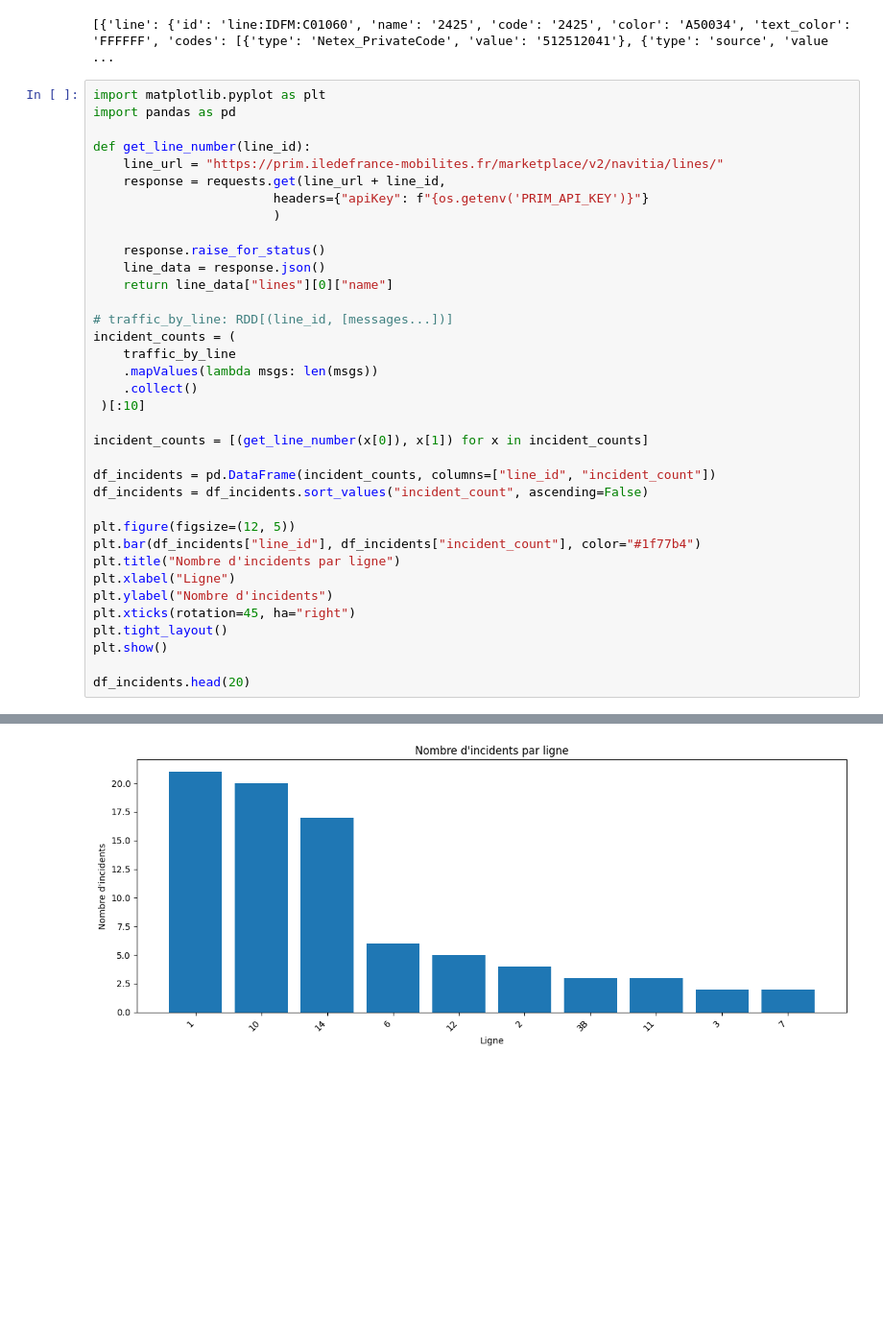
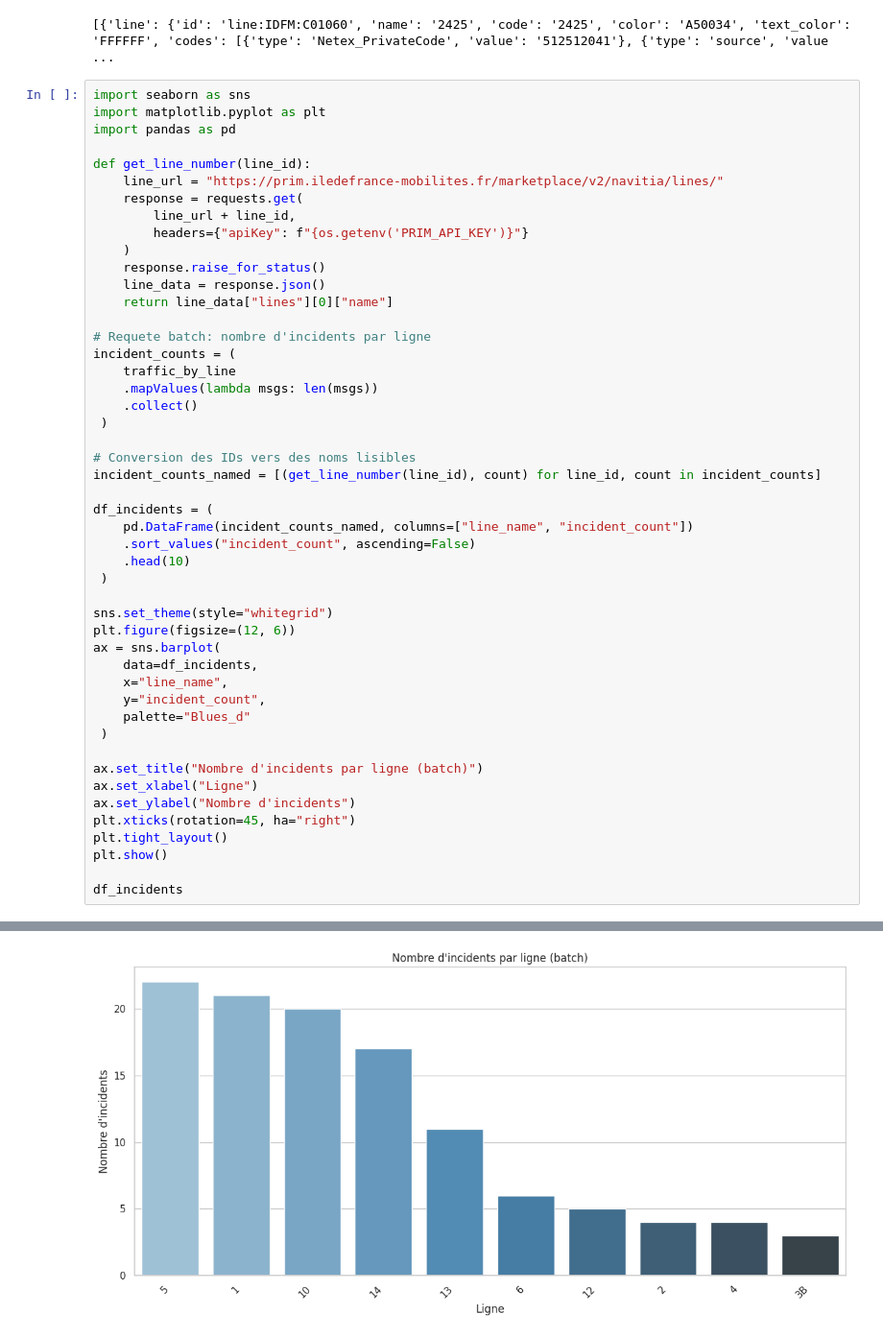
Before and after one commit to Aziiiiim/GraphX_project, a Jupyter notebook: queries_rdd.ipynb, the cells around one changed output, grey strips where cells are left out. Shown at 96% size. Drawn from its saved outputs; the diff is of its cells as text; blank space fills up the shorter version.

Commit message:
add seaborn

```diff
--- a/queries_rdd.ipynb
+++ b/queries_rdd.ipynb
@@ -242,39 +242,51 @@ print(l)
 # %% [output]
 [{'line': {'id': 'line:IDFM:C01060', 'name': '2425', 'code': '2425', 'color': 'A50034', 'text_color': 'FFFFFF', 'codes': [{'type': 'Netex_PrivateCode', 'value': '512512041'}, {'type': 'source', 'value ...
 # %%
+import seaborn as sns
 import matplotlib.pyplot as plt
 import pandas as pd
 
 def get_line_number(line_id):
     line_url = "https://prim.iledefrance-mobilites.fr/marketplace/v2/navitia/lines/"
-    response = requests.get(line_url + line_id,
-                        headers={"apiKey": f"{os.getenv('PRIM_API_KEY')}"}
-                        )
-
+    response = requests.get(
+        line_url + line_id,
+        headers={"apiKey": f"{os.getenv('PRIM_API_KEY')}"}
+    )
     response.raise_for_status()
     line_data = response.json()
     return line_data["lines"][0]["name"]
 
-# traffic_by_line: RDD[(line_id, [messages...])]
+# Requete batch: nombre d'incidents par ligne
 incident_counts = (
     traffic_by_line
     .mapValues(lambda msgs: len(msgs))
     .collect()
- )[:10]
+ )
 
-incident_counts = [(get_line_number(x[0]), x[1]) for x in incident_counts]
+# Conversion des IDs vers des noms lisibles
+incident_counts_named = [(get_line_number(line_id), count) for line_id, count in incident_counts]
 
-df_incidents = pd.DataFrame(incident_counts, columns=["line_id", "incident_count"])
-df_incidents = df_incidents.sort_values("incident_count", ascending=False)
+df_incidents = (
+    pd.DataFrame(incident_counts_named, columns=["line_name", "incident_count"])
+    .sort_values("incident_count", ascending=False)
+    .head(10)
+ )
 
-plt.figure(figsize=(12, 5))
-plt.bar(df_incidents["line_id"], df_incidents["incident_count"], color="#1f77b4")
-plt.title("Nombre d'incidents par ligne")
-plt.xlabel("Ligne")
-plt.ylabel("Nombre d'incidents")
+sns.set_theme(style="whitegrid")
+plt.figure(figsize=(12, 6))
+ax = sns.barplot(
+    data=df_incidents,
+    x="line_name",
+    y="incident_count",
+    palette="Blues_d"
+ )
+
+ax.set_title("Nombre d'incidents par ligne (batch)")
+ax.set_xlabel("Ligne")
+ax.set_ylabel("Nombre d'incidents")
 plt.xticks(rotation=45, ha="right")
 plt.tight_layout()
 plt.show()
 
-df_incidents.head(20)
+df_incidents
 # %% [output]
@@ -281 +296 @@ df_incidents.head(20)
-[figure, old version]
+[figure, new version]
```
Also changed, not shown: parts of 1 cell of this notebook.
